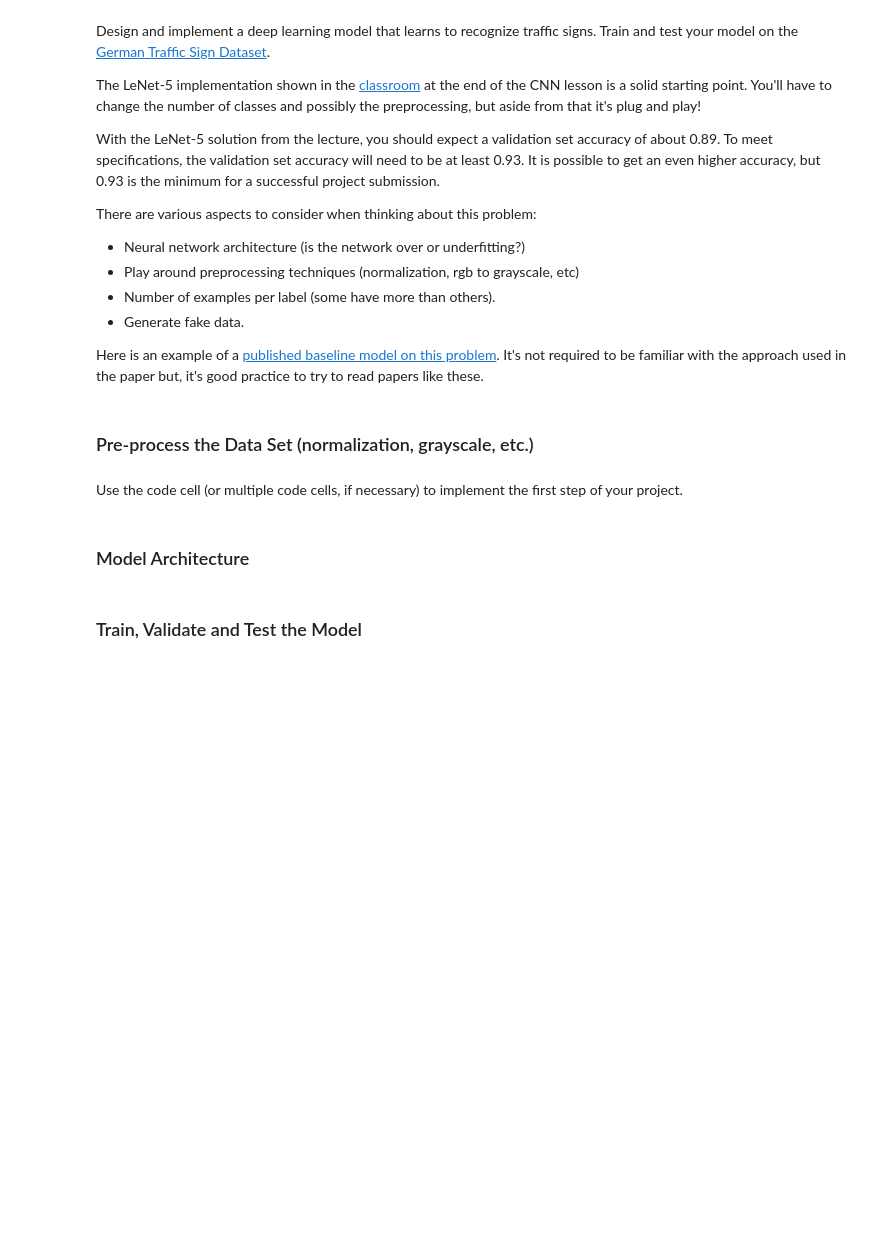
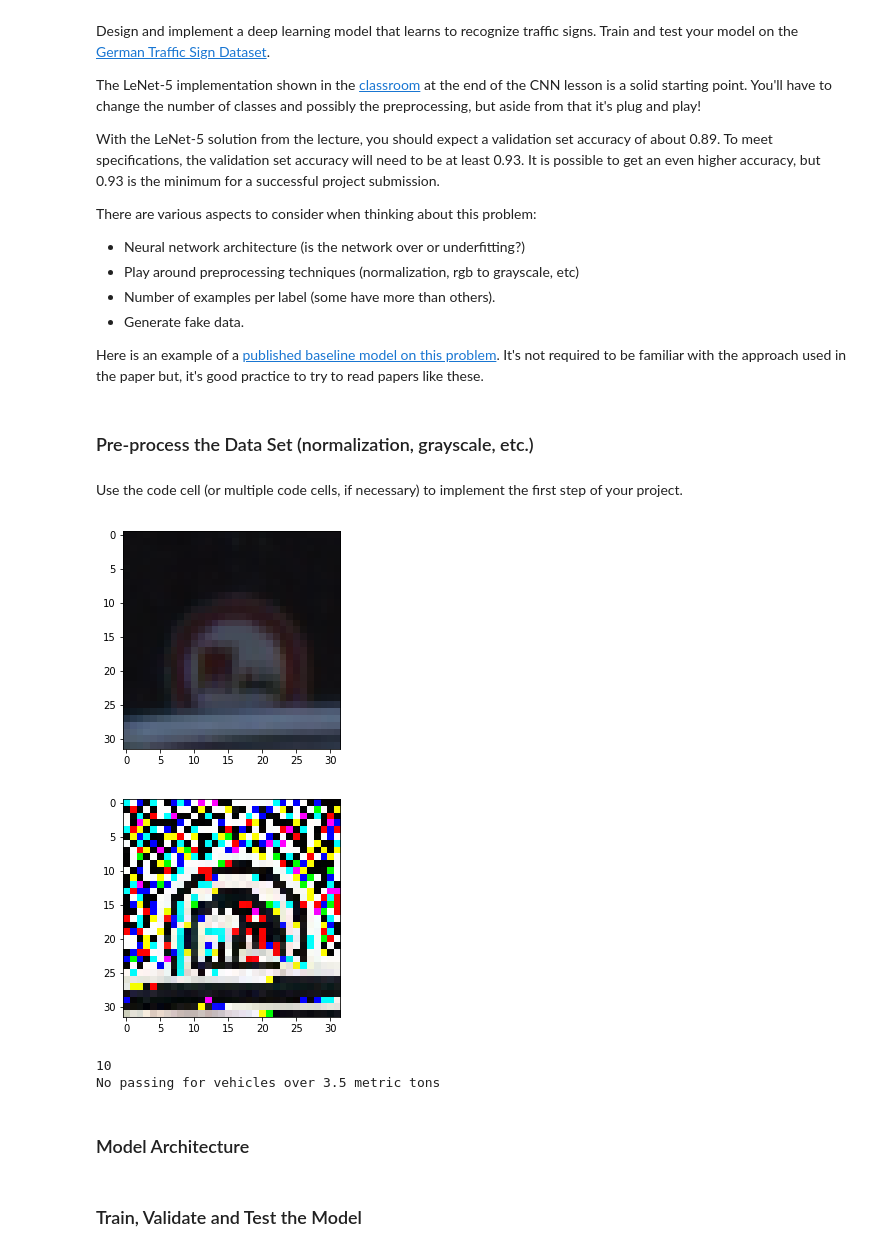
Before and after one commit to Alexander-Rogin/traffic-sign-classifier, a Jupyter notebook: Traffic_Sign_Classifier.ipynb, the cells around one changed output. Drawn from its saved outputs; the diff is of its cells as text; code cells hidden in the pictures; blank space fills up the shorter version.

```diff
--- a/Traffic_Sign_Classifier.ipynb
+++ b/Traffic_Sign_Classifier.ipynb
@@ -171,37 +171,50 @@ def enhance_contrast(images):
     out = np.empty((shape[0], shape[1], shape[2], 3))
 
     for i in range(shape[0]):
         img_yuv = cv2.cvtColor(images[i], cv2.COLOR_BGR2YUV)
         img_yuv[:,:,0] = cv2.equalizeHist(img_yuv[:,:,0])
         out[i] = cv2.cvtColor(img_yuv, cv2.COLOR_YUV2BGR)
 
     return out
 
 def gradient(images):
     shape = images.shape
     out = np.empty((shape[0], shape[1], shape[2], 3))
 
     for i in range(shape[0]):
         out[i] = cv2.Laplacian(images[i], cv2.CV_64F)
 
     return out
 
 def preprocess(images):
 #     images = convert_images_to_gray(images)
 #     images = convert_to_luv(images)
 #     images = enhance_contrast(images)
     images = gradient(images)
 
     return images
 
+index = random.randint(0, len(X_train))
+image = X_train[index].squeeze()
+plt.imshow(image)
+plt.show()
+
 X_train = preprocess(X_train)
 X_valid = preprocess(X_valid)
 X_test = preprocess(X_test)
 
-# index = random.randint(0, len(X_train))
-# image = X_train[index].squeeze()
-# plt.figure(figsize=(1,1))
-# plt.imshow(image, cmap="gray")
+image = X_train[index].squeeze()
+plt.imshow(image)
+plt.show()
+
+sign_type = y_train[index]
+print(sign_type)
+print(signnames.iloc[sign_type]['SignName'])
+# %% [output]
+[figure, added]
+[figure, added]
+10
+No passing for vehicles over 3.5 metric tons
 # %% [markdown]
 ### Model Architecture
 # %%
```
Also changed, not shown: parts of 3 cells of this notebook, 10 other files.
